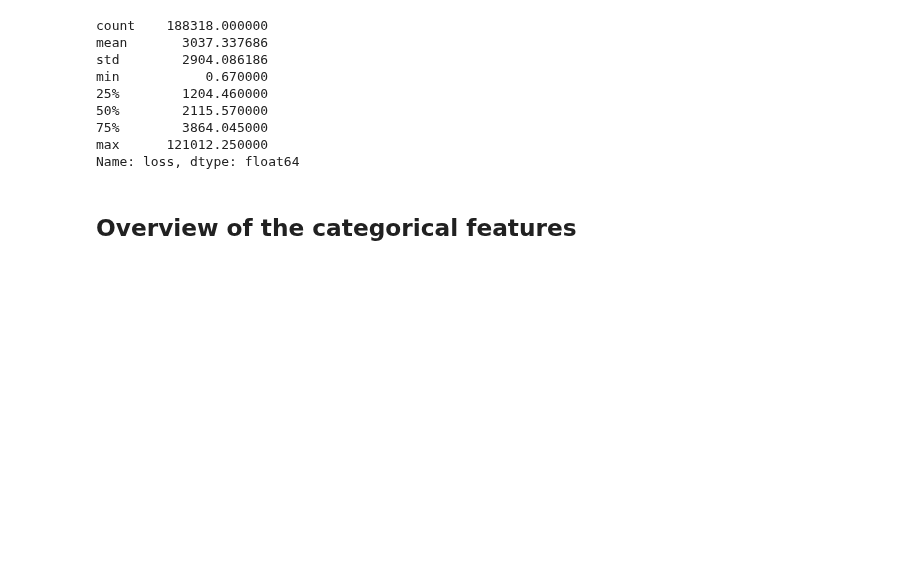
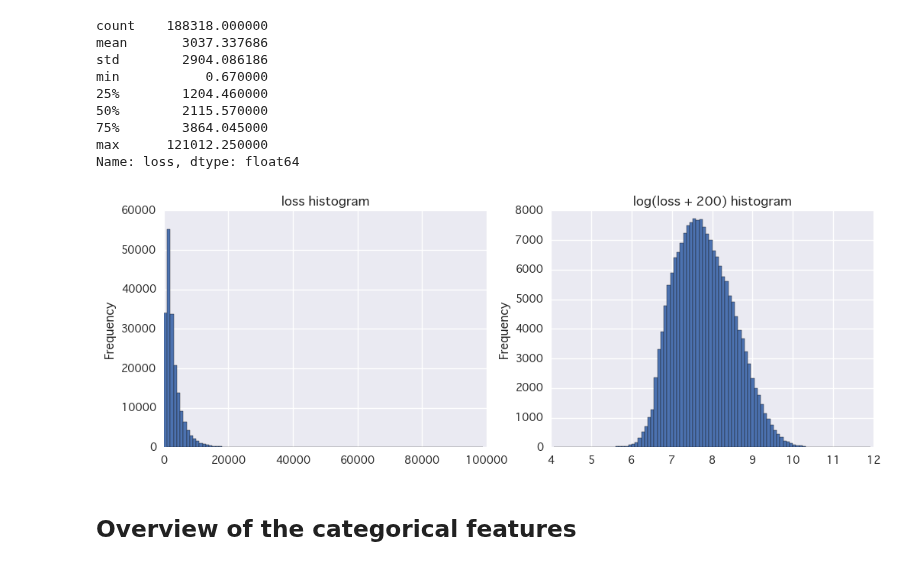
Before and after one commit to Fujiki-Nakamura/MLND, a Jupyter notebook: capstone/EDA/categorical_feature.ipynb, the cells around one changed output. Saved outputs shown, nothing was run; the diff lists cells and outputs as text; code cells hidden in the pictures; blank space fills up the shorter version.

```diff
--- a/capstone/EDA/categorical_feature.ipynb
+++ b/capstone/EDA/categorical_feature.ipynb
@@ -66,6 +66,22 @@ min           0.670000
 75%        3864.045000
 max      121012.250000
 Name: loss, dtype: float64
+# %%
+figsize = (12, 4)
+fig, (ax1, ax2) = plt.subplots(nrows=1, ncols=2, figsize=figsize)
+
+bins = np.arange(0, 100000, 1000)
+df_train['loss'].plot(kind='hist', ax=ax1, bins=bins)
+ax1.set_title('loss histogram')
+
+bins = np.arange(4, 12, 0.08)
+np.log(df_train['loss'] + 200).plot(kind='hist', ax=ax2, bins=bins)
+ax2.set_title('log(loss + 200) histogram')
+
+plt.savefig('../images/loss_histogram.png')
+plt.show()
+# %% [output]
+[figure, added]
 # %% [markdown]
 ## Overview of the categorical features
 # %%
```
Also changed, not shown: parts of 1 cell of this notebook, 2 other files.
